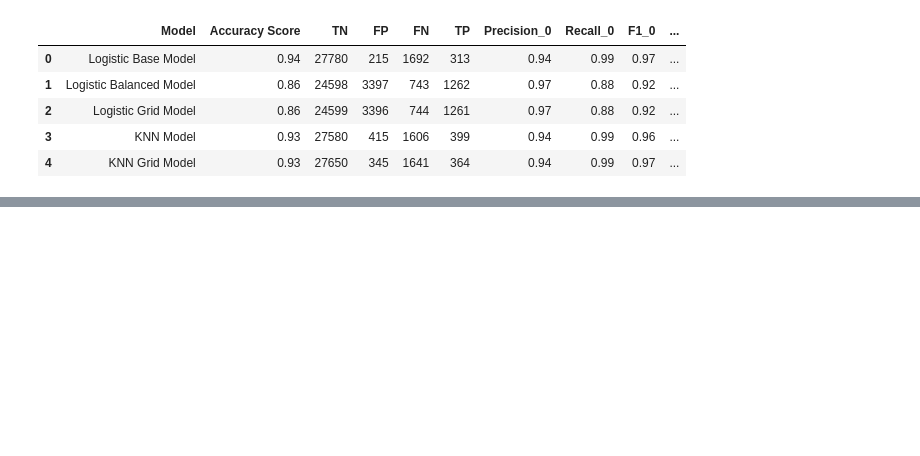
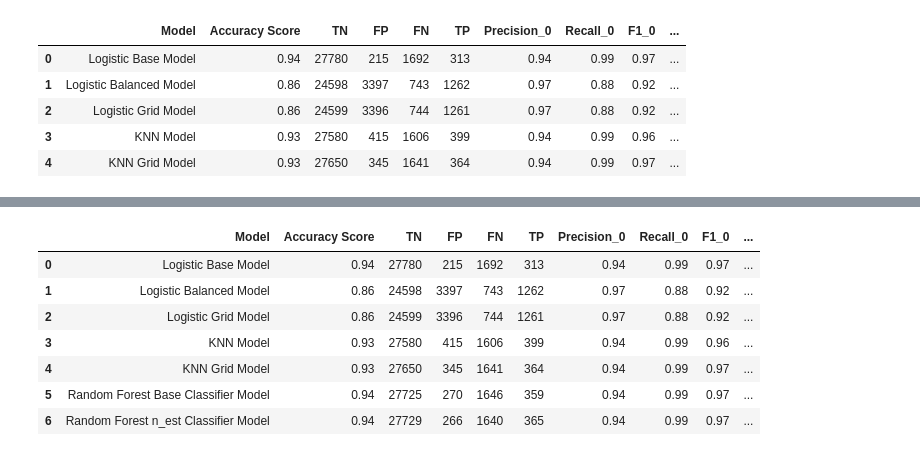
Before and after one commit to fatihsavaskurt/Credit-Risk-Project, a Jupyter notebook: credit_risk.ipynb, the cells around one changed output, grey strips where cells are left out. Saved outputs shown, nothing was run; the diff lists cells and outputs as text; code cells hidden in the pictures; blank space fills up the shorter version.

```diff
--- a/credit_risk.ipynb
+++ b/credit_risk.ipynb
@@ -839,0 +966,11 @@ model_results
+# %%
+model_results
+# %% [output]
+|  | Model | Accuracy Score | TN | FP | FN | TP | Precision_0 | Recall_0 | F1_0 | ... |
+| 0 | Logistic Base Model | 0.94 | 27780 | 215 | 1692 | 313 | 0.94 | 0.99 | 0.97 | ... |
+| 1 | Logistic Balanced Model | 0.86 | 24598 | 3397 | 743 | 1262 | 0.97 | 0.88 | 0.92 | ... |
+| 2 | Logistic Grid Model | 0.86 | 24599 | 3396 | 744 | 1261 | 0.97 | 0.88 | 0.92 | ... |
+| 3 | KNN Model | 0.93 | 27580 | 415 | 1606 | 399 | 0.94 | 0.99 | 0.96 | ... |
+| 4 | KNN Grid Model | 0.93 | 27650 | 345 | 1641 | 364 | 0.94 | 0.99 | 0.97 | ... |
+| 5 | Random Forest Base Classifier Model | 0.94 | 27725 | 270 | 1646 | 359 | 0.94 | 0.99 | 0.97 | ... |
+| 6 | Random Forest n_est Classifier Model | 0.94 | 27729 | 266 | 1640 | 365 | 0.94 | 0.99 | 0.97 | ... |
```
Also changed, not shown: parts of 24 cells of this notebook.
